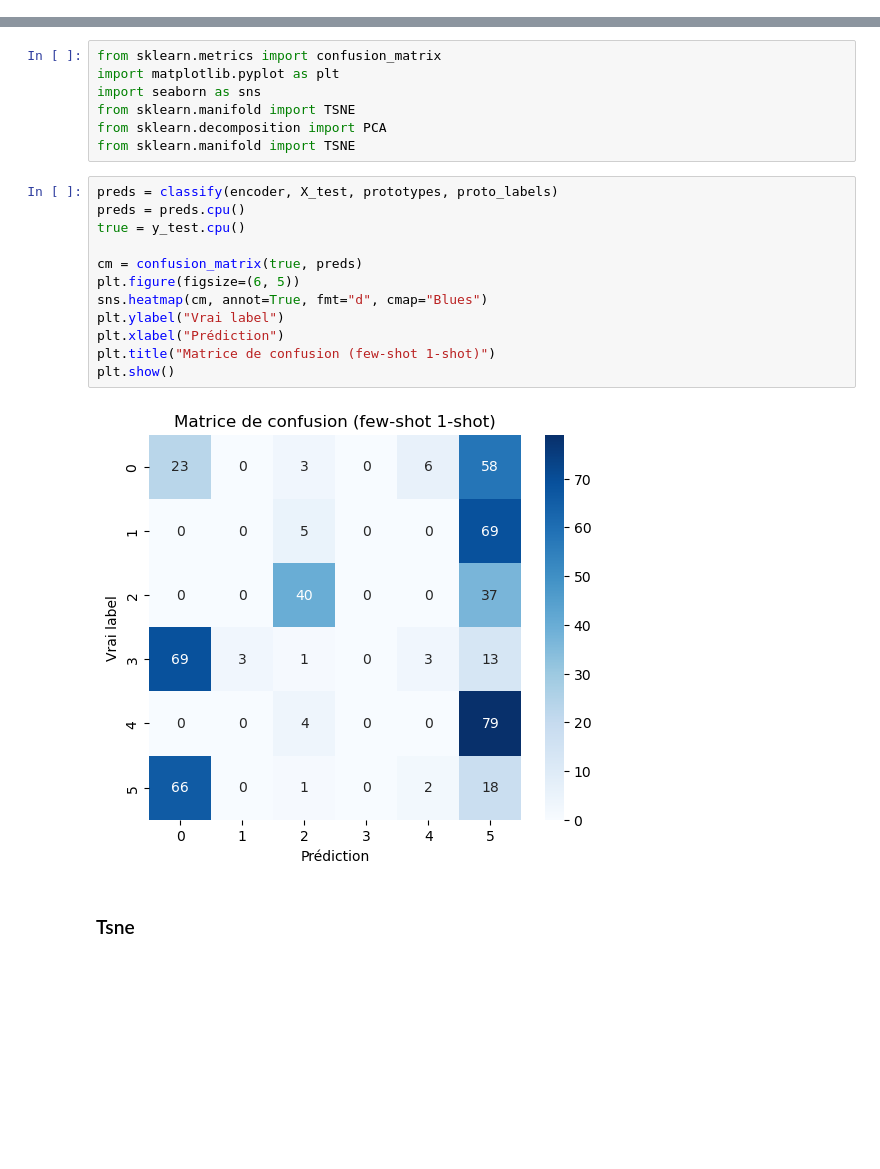
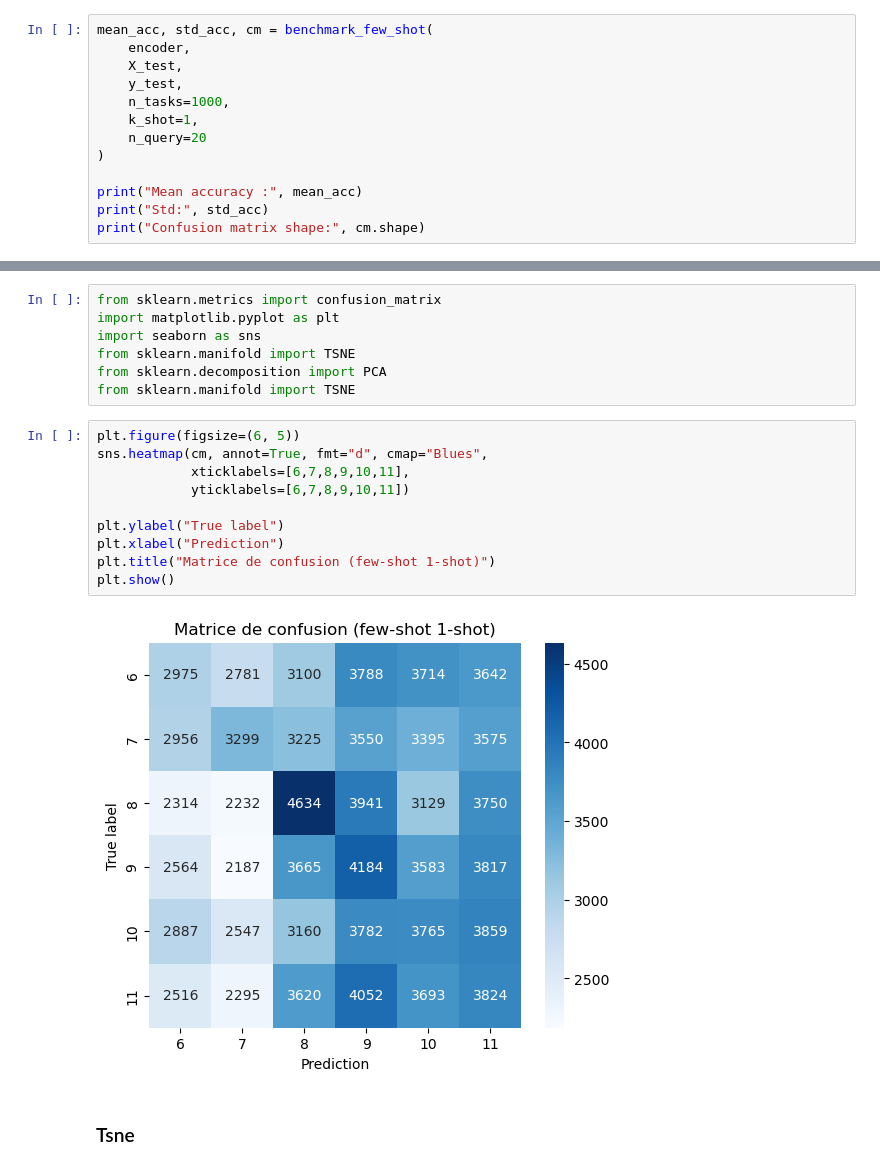
Before and after one commit to luckyman94/Few-Shot-Learning-for-signal-classification, a Jupyter notebook: exp01_cnn_basic_proto_mean.ipynb, the cells around one changed output, grey strips where cells are left out. Saved outputs shown, nothing was run; the diff lists cells and outputs as text; blank space fills up the shorter version.

Commit message:
add benchmark

```diff
--- a/exp01_cnn_basic_proto_mean.ipynb
+++ b/exp01_cnn_basic_proto_mean.ipynb
@@ -394,0 +451,13 @@ Few-shot accuracy : 0.16200000047683716
+# %%
+mean_acc, std_acc, cm = benchmark_few_shot(
+    encoder,
+    X_test,
+    y_test,
+    n_tasks=1000,
+    k_shot=1,
+    n_query=20
+)
+
+print("Mean accuracy :", mean_acc)
+print("Std:", std_acc)
+print("Confusion matrix shape:", cm.shape)
@@ -402,19 +489,17 @@ from sklearn.manifold import TSNE
 from sklearn.decomposition import PCA
 from sklearn.manifold import TSNE
 # %%
-preds = classify(encoder, X_test, prototypes, proto_labels)
-preds = preds.cpu()
-true = y_test.cpu()
+plt.figure(figsize=(6, 5))
+sns.heatmap(cm, annot=True, fmt="d", cmap="Blues",
+            xticklabels=[6,7,8,9,10,11],
+            yticklabels=[6,7,8,9,10,11])
 
-cm = confusion_matrix(true, preds)
-plt.figure(figsize=(6, 5))
-sns.heatmap(cm, annot=True, fmt="d", cmap="Blues")
-plt.ylabel("Vrai label")
-plt.xlabel("Prédiction")
+plt.ylabel("True label")
+plt.xlabel("Prediction")
 plt.title("Matrice de confusion (few-shot 1-shot)")
 plt.show()
 # %% [output]
-[figure, old version]
+[figure, new version]
 # %% [markdown]
 ### Tsne
 # %%
```
Also changed, not shown: parts of 6 cells of this notebook.
